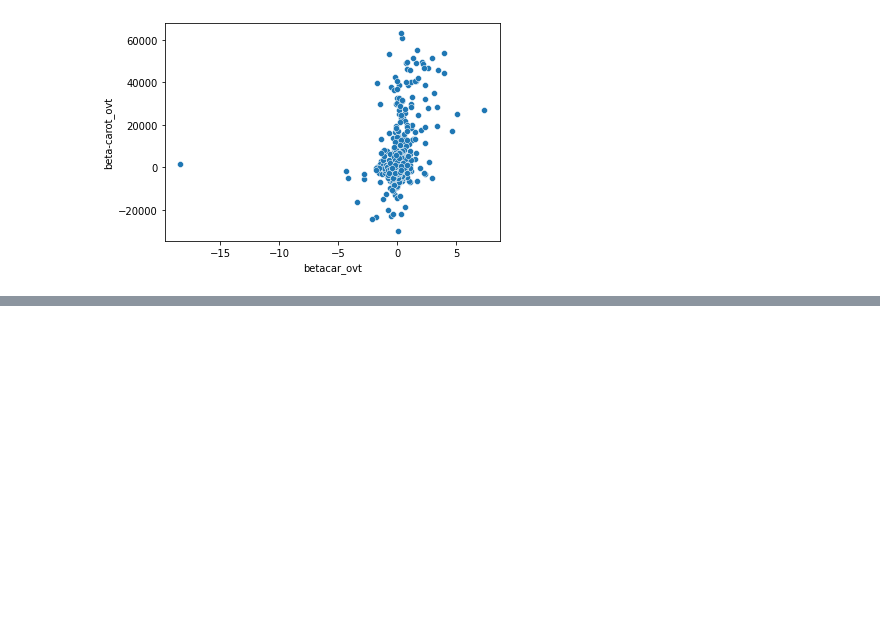
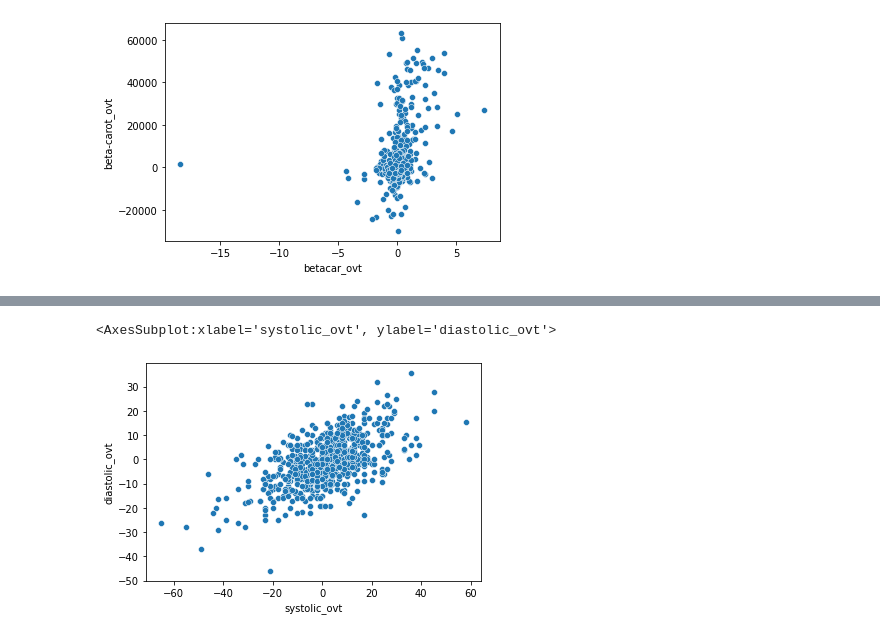
Before and after one commit to pndang/Project_WHEL, a Jupyter notebook: exploratory_analysis_2.ipynb, the cells around one changed output, grey strips where cells are left out. Cells and saved outputs as stored; diff of their text form; code cells hidden in the pictures; blank space fills up the shorter version.

```diff
--- a/exploratory_analysis_2.ipynb
+++ b/exploratory_analysis_2.ipynb
@@ -269,0 +283,5 @@ sns.scatterplot(data=ovrt, x='betacar_ovt', y='beta-carot_ovt')
+# %%
+sns.scatterplot(data=ovrt, x='systolic_ovt', y='diastolic_ovt')
+# %% [output]
+<AxesSubplot:xlabel='systolic_ovt', ylabel='diastolic_ovt'>
+[figure, added]
```
Also changed, not shown: parts of 7 cells of this notebook.
